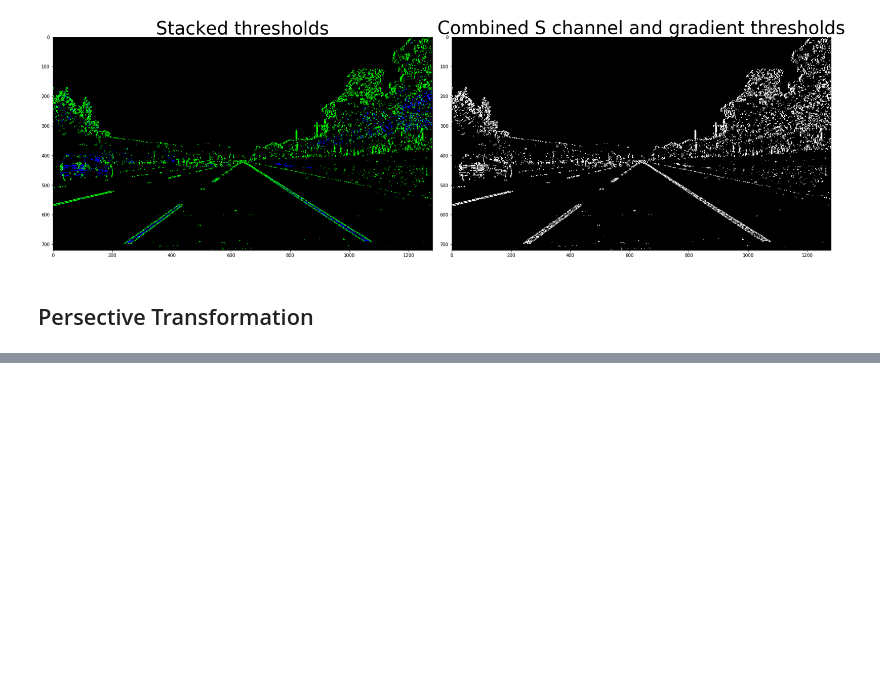
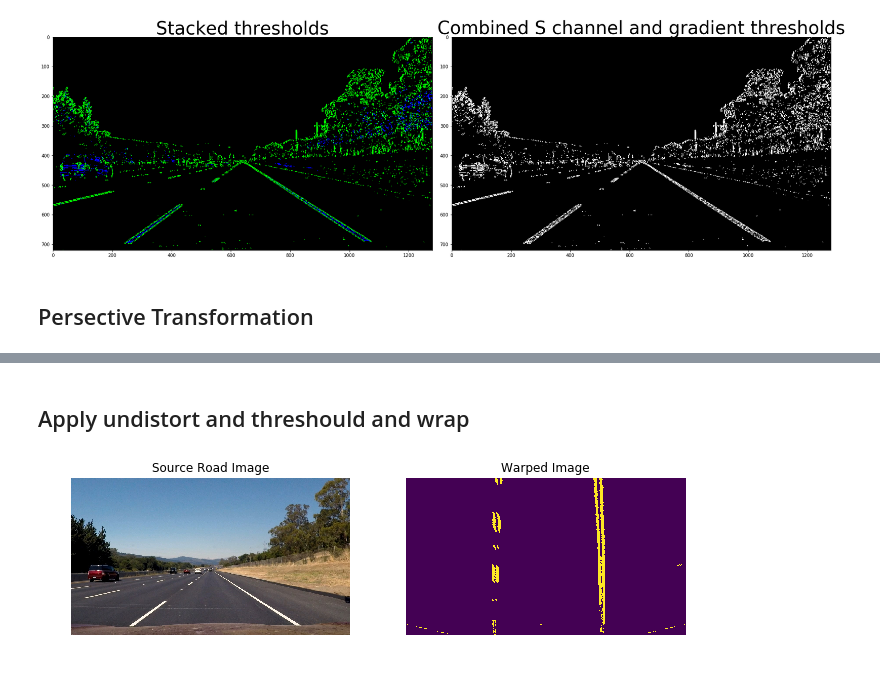
Before and after one commit to supercarl87/CarND-Advanced-Lane-Lines, a Jupyter notebook: lane_line.ipynb, the cells around one changed output, grey strips where cells are left out. Saved outputs shown, nothing was run; the diff lists cells and outputs as text; code cells hidden in the pictures; blank space fills up the shorter version.

```diff
--- a/lane_line.ipynb
+++ b/lane_line.ipynb
@@ -165,0 +233,29 @@ desplay_color(color_binary, combined_binary)
+# %% [markdown]
+## Apply undistort and threshould and wrap
+# %%
+
+def full_process(fname, objpoints, imgpoints):
+    img = mpimg.imread(fname)
+    img_size = (img.shape[1], img.shape[0])
+    undistort = cal_undistort(img, objpoints, imgpoints)
+    warped_img = cv2.warpPerspective(undistort, M, img_size, flags=cv2.INTER_LINEAR)
+    color_binary, combined_binary = color_sobel(warped_img, (170, 220),(20, 100), img_format='BGR')
+
+    plt.figure(figsize=(11, 5))
+    plt.subplot(1, 2, 1)
+    plt.axis('off')
+    plt.title('Source Road Image')
+    plt.imshow(img)
+
+
+    plt.subplot(1, 2, 2)
+    plt.axis('off')
+    plt.title('Warped Image')
+    plt.imshow(combined_binary)
+    return combined_binary
+
+with open(points_file, 'rb') as f:
+    calibrated_data = pickle.load(file=f)
+combined_binary = full_process('test_images/straight_lines2.jpg', calibrated_data['objpoints'], calibrated_data['imgpoints'])
+# %% [output]
+[figure, added]
```
Also changed, not shown: parts of 10 cells of this notebook, 1 other file.
